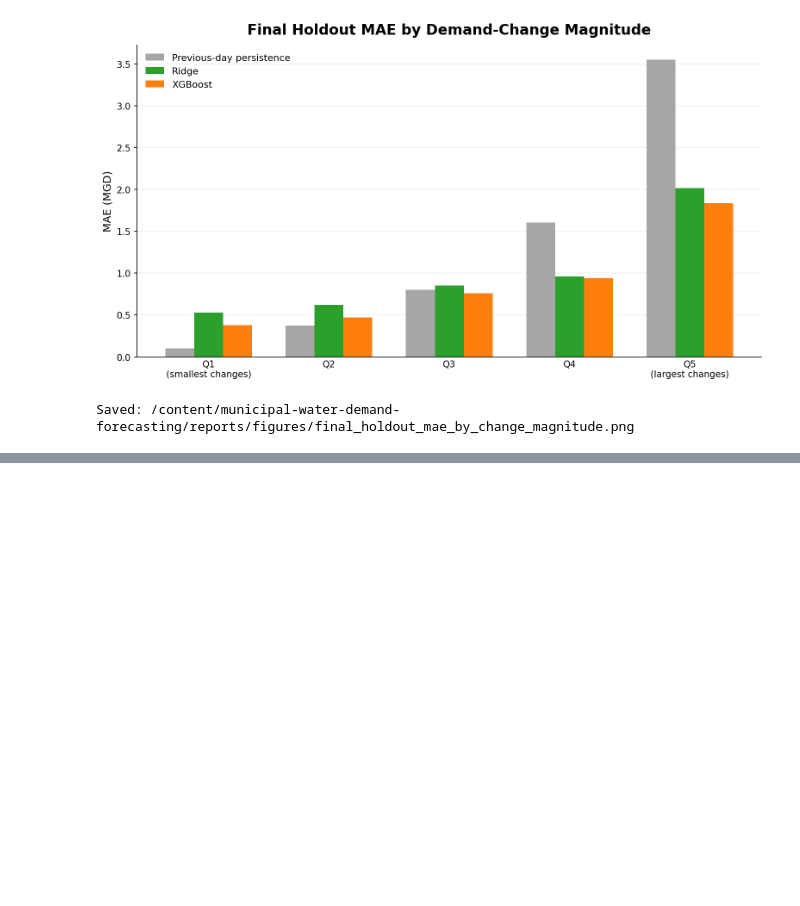
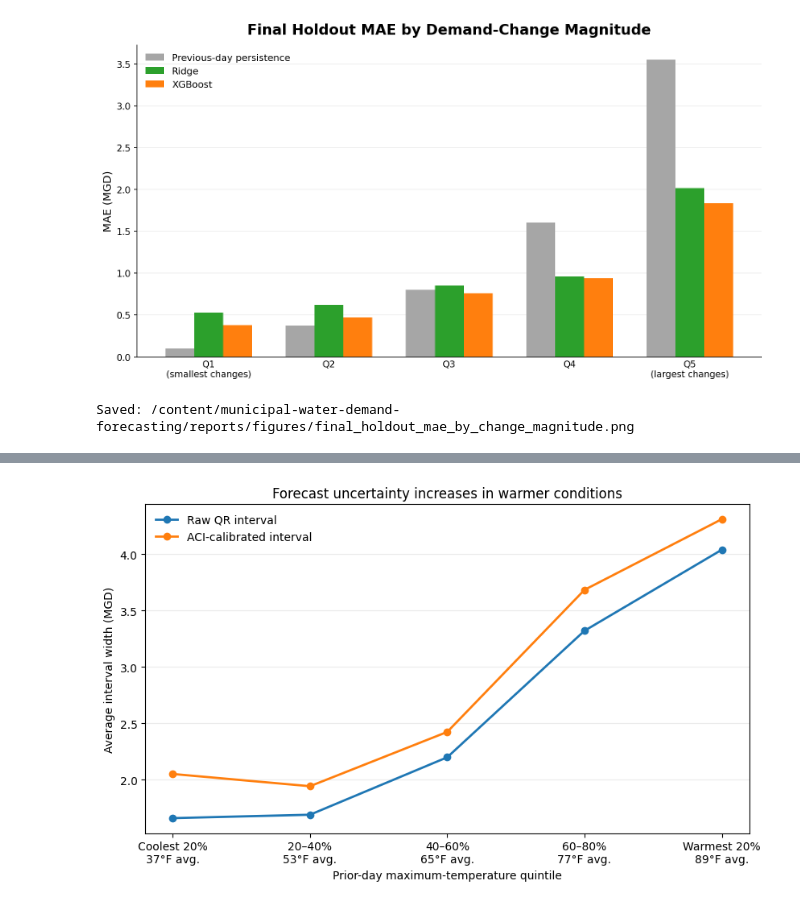
Before and after one commit to fureyc/municipal-water-demand-forecasting, a Jupyter notebook: notebooks/03_readme_visualizations.ipynb, the cells around one changed output, grey strips where cells are left out. Cells and saved outputs as stored; diff of their text form; code cells hidden in the pictures; blank space fills up the shorter version.

```diff
--- a/notebooks/03_readme_visualizations.ipynb
+++ b/notebooks/03_readme_visualizations.ipynb
@@ -1091,0 +1149,87 @@ Saved: /content/municipal-water-demand-forecasting/reports/figures/final_holdout
+# %%
+fig, ax = plt.subplots(
+    figsize=(8.5, 5.2)
+)
+
+x = np.arange(
+    len(temperature_summary)
+)
+
+ax.plot(
+    x,
+    temperature_summary[
+        "mean_raw_qr_width_mgd"
+    ],
+    marker="o",
+    linewidth=2,
+    label="Raw QR interval",
+)
+
+ax.plot(
+    x,
+    temperature_summary[
+        "mean_aci_width_mgd"
+    ],
+    marker="o",
+    linewidth=2,
+    label="ACI-calibrated interval",
+)
+
+ax.set_xticks(x)
+temperature_labels = [
+    (
+        f"{row.temperature_group}\n"
+        f"{row.mean_prior_day_tmax_f:.0f}°F avg."
+    )
+    for row in temperature_summary.itertuples(
+        index=False
+    )
+]
+
+ax.set_xticklabels(
+    temperature_labels
+)
+ax.set_title(
+    "Forecast uncertainty increases in warmer conditions"
+)
+
+ax.set_xlabel(
+    "Prior-day maximum-temperature quintile"
+)
+
+ax.set_ylabel(
+    "Average interval width (MGD)"
+)
+
+ax.grid(
+    axis="y",
+    alpha=0.25,
+)
+
+ax.legend(
+    frameon=False,
+)
+
+fig.tight_layout()
+
+figure_path = (
+    REPO_ROOT
+    / "reports"
+    / "figures"
+    / "probabilistic_width_by_temperature.png"
+)
+
+fig.savefig(
+    figure_path,
+    dpi=200,
+    bbox_inches="tight",
+)
+
+plt.show()
+
+print(
+    "Saved:",
+    figure_path.relative_to(REPO_ROOT),
+)
+# %% [output]
+[figure, added]
```
Also changed, not shown: parts of 4 cells of this notebook.
